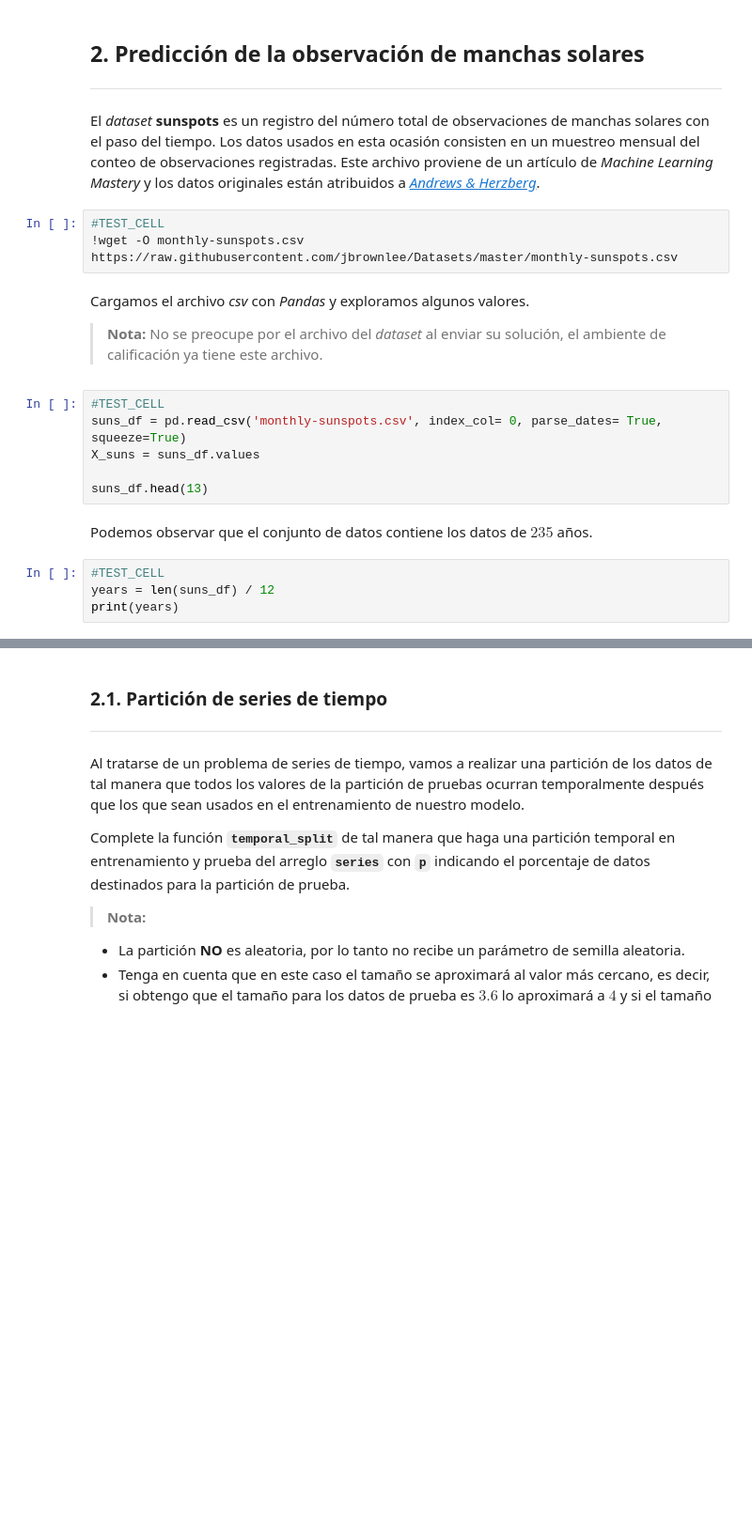
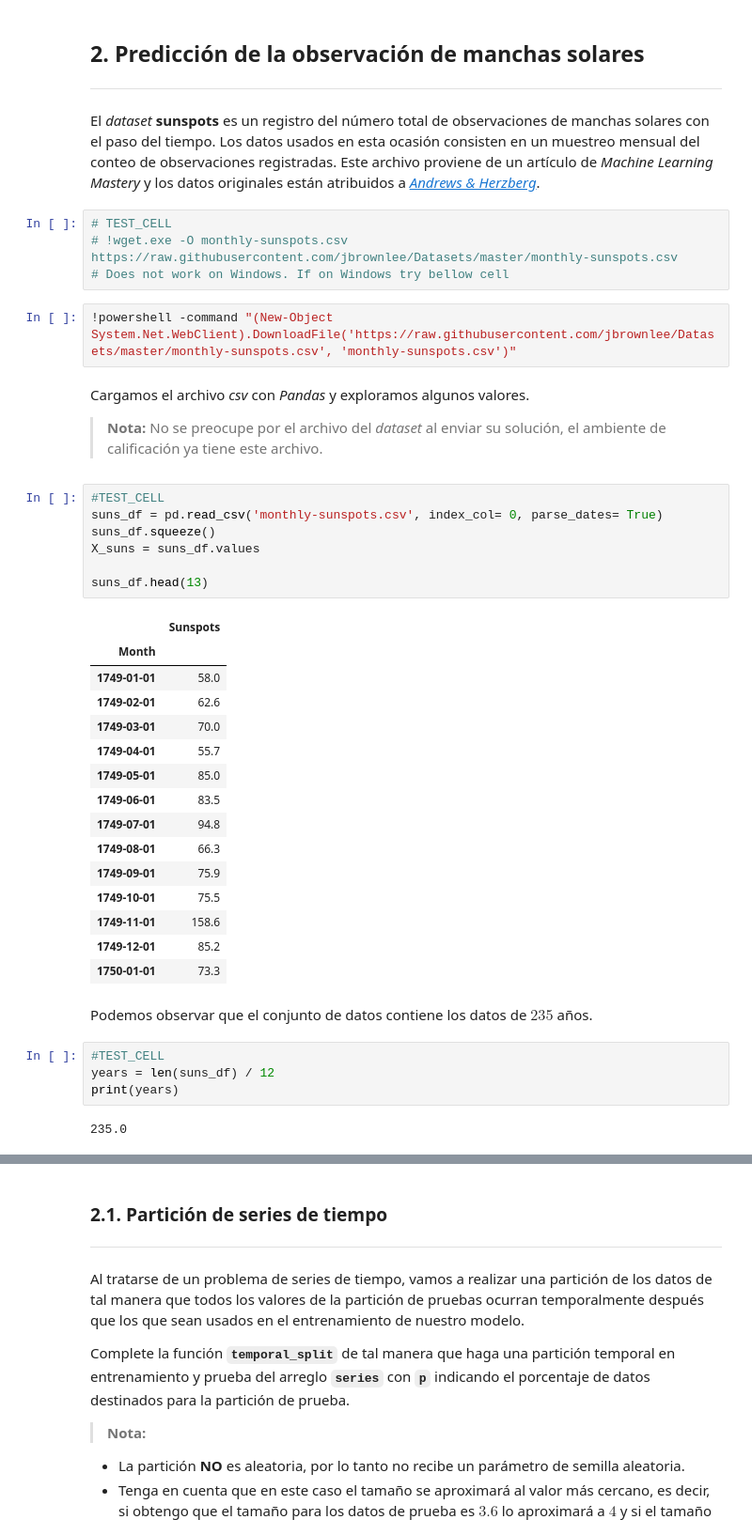
Before and after one commit to daavila1/machine-learning, a Jupyter notebook: u3-homework3.ipynb, the cells around one changed output, grey strips where cells are left out. Shown: that part at 94% size. Saved outputs shown, nothing was run; the diff lists cells and outputs as text; blank space fills up the shorter version.

```diff
--- a/u3-homework3.ipynb
+++ b/u3-homework3.ipynb
@@ -616,23 +616,45 @@ else: print("El arreglo retornado no es válido.")
 
 El *dataset* **sunspots** es un registro del número total de observaciones de manchas solares con el paso del tiempo. Los datos usados en esta ocasión consisten en un muestreo mensual del conteo de observaciones registradas. Este archivo proviene de un artículo de *Machine Learning Mastery* y los datos originales están atribuidos a [*Andrews & Herzberg*](https://www2.stat.duke.edu/courses/Spring01/sta114/data/andrews.html).
 # %%
-#TEST_CELL
-!wget -O monthly-sunspots.csv https://raw.githubusercontent.com/jbrownlee/Datasets/master/monthly-sunspots.csv
+# TEST_CELL
+# !wget.exe -O monthly-sunspots.csv https://raw.githubusercontent.com/jbrownlee/Datasets/master/monthly-sunspots.csv
+# Does not work on Windows. If on Windows try bellow cell
+# %%
+!powershell -command "(New-Object System.Net.WebClient).DownloadFile('https://raw.githubusercontent.com/jbrownlee/Datasets/master/monthly-sunspots.csv', 'monthly-sunspots.csv')"
 # %% [markdown]
 Cargamos el archivo *csv* con _Pandas_ y exploramos algunos valores.
 > **Nota:** No se preocupe por el archivo del *dataset* al enviar su solución, el ambiente de calificación ya tiene este archivo.
 # %%
 #TEST_CELL
-suns_df = pd.read_csv('monthly-sunspots.csv', index_col= 0, parse_dates= True, squeeze=True)
+suns_df = pd.read_csv('monthly-sunspots.csv', index_col= 0, parse_dates= True)
+suns_df.squeeze()
 X_suns = suns_df.values
 
 suns_df.head(13)
+# %% [output]
+|  | Sunspots |
+| Month |  |
+| 1749-01-01 | 58.0 |
+| 1749-02-01 | 62.6 |
+| 1749-03-01 | 70.0 |
+| 1749-04-01 | 55.7 |
+| 1749-05-01 | 85.0 |
+| 1749-06-01 | 83.5 |
+| 1749-07-01 | 94.8 |
+| 1749-08-01 | 66.3 |
+| 1749-09-01 | 75.9 |
+| 1749-10-01 | 75.5 |
+| 1749-11-01 | 158.6 |
+| 1749-12-01 | 85.2 |
+| 1750-01-01 | 73.3 |
 # %% [markdown]
 Podemos observar que el conjunto de datos contiene los datos de $235$ años.
 # %%
 #TEST_CELL
 years = len(suns_df) / 12
 print(years)
+# %% [output]
+235.0
 # %%
 #TEST_CELL
 suns_df.plot(figsize = (26, 6));
```
Also changed, not shown: parts of 18 cells of this notebook.
